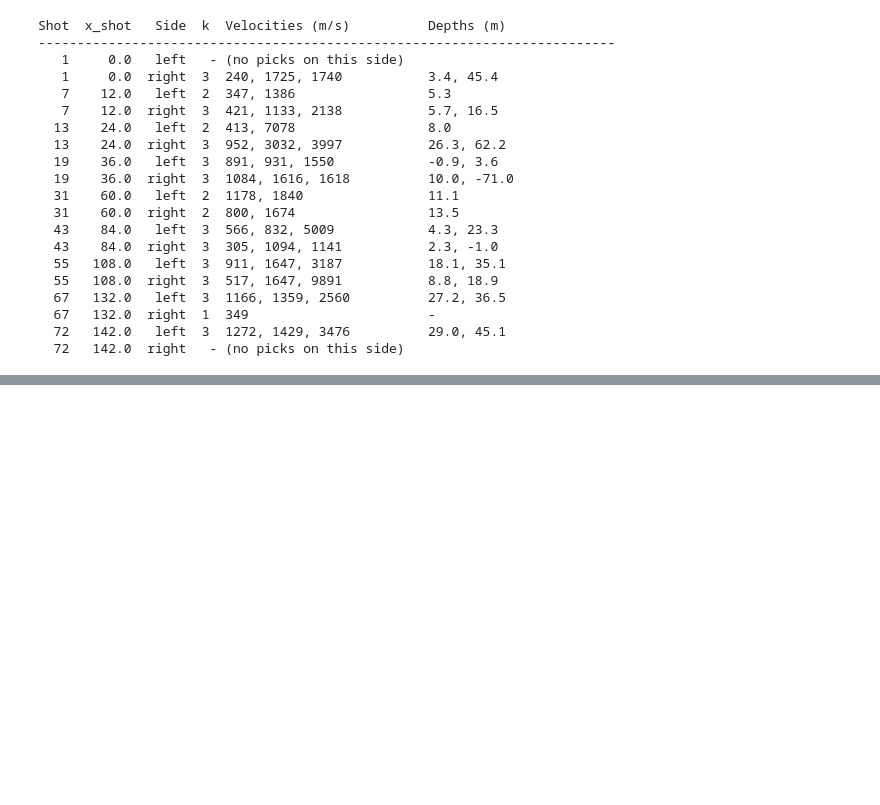
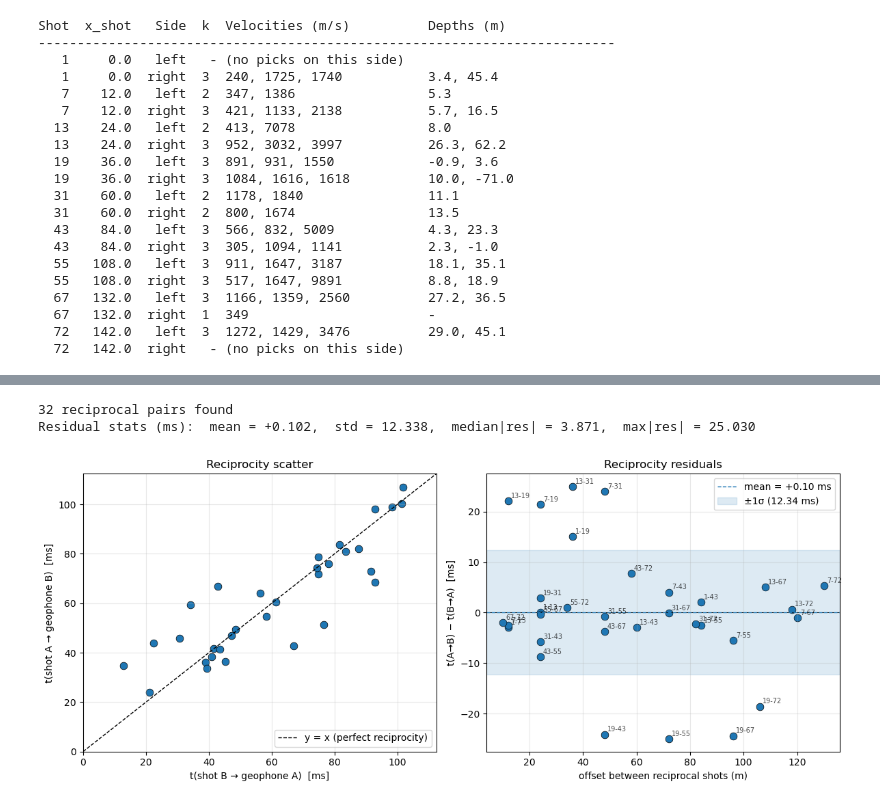
Before and after one commit to rrdickinson/2026_field_session_travertine, a Jupyter notebook: Critter_Spring/Code/critter_springs_wiggles - Copy.ipynb, the cells around one changed output, grey strips where cells are left out. Saved outputs shown, nothing was run; the diff lists cells and outputs as text; code cells hidden in the pictures; blank space fills up the shorter version.

```diff
--- a/Critter_Spring/Code/critter_springs_wiggles - Copy.ipynb
+++ b/Critter_Spring/Code/critter_springs_wiggles - Copy.ipynb
@@ -333,0 +426,76 @@ Shot  x_shot   Side  k  Velocities (m/s)          Depths (m)
+# %%
+# build a lookup of every pick by (shot_idx, geophone_idx)
+picks_lookup = {(int(r[0]), int(r[1])): r[2] for r in meas_all}
+
+# reciprocal pairs: shot A at geophone position G_A, shot B at G_B
+# we want t(shot=A, g=B) vs t(shot=B, g=A) -- both must exist in the picks
+pairs = []
+for i, sa in enumerate(shot_indices):
+    for sb in shot_indices[i+1:]:
+        t_ab = picks_lookup.get((int(sa), int(sb)))
+        t_ba = picks_lookup.get((int(sb), int(sa)))
+        if t_ab is None or t_ba is None:
+            continue
+        xa, xb = sensors_all[int(sa)-1, 0], sensors_all[int(sb)-1, 0]
+        pairs.append({
+            "sa": int(sa), "sb": int(sb),
+            "xa": float(xa), "xb": float(xb),
+            "offset": float(abs(xb - xa)),
+            "t_ab": float(t_ab), "t_ba": float(t_ba),
+            "residual": float(t_ab - t_ba),
+        })
+
+print(f"{len(pairs)} reciprocal pairs found")
+residuals_ms = np.array([p["residual"] for p in pairs]) * 1000
+offsets      = np.array([p["offset"]   for p in pairs])
+t_ab_ms      = np.array([p["t_ab"]     for p in pairs]) * 1000
+t_ba_ms      = np.array([p["t_ba"]     for p in pairs]) * 1000
+
+print(f"Residual stats (ms):  mean = {residuals_ms.mean():+.3f},  "
+      f"std = {residuals_ms.std():.3f},  "
+      f"median|res| = {np.median(np.abs(residuals_ms)):.3f},  "
+      f"max|res| = {np.max(np.abs(residuals_ms)):.3f}")
+
+fig, (ax1, ax2) = plt.subplots(1, 2, figsize=(12, 5))
+
+# left: t_AB vs t_BA, should fall on y = x
+ax1.scatter(t_ba_ms, t_ab_ms, s=60, color='tab:blue', edgecolor='k', lw=0.5)
+lim = [0, max(t_ab_ms.max(), t_ba_ms.max()) * 1.05]
+ax1.plot(lim, lim, 'k--', lw=1, label='y = x (perfect reciprocity)')
+ax1.set_xlim(lim); ax1.set_ylim(lim)
+ax1.set_xlabel("t(shot B → geophone A)  [ms]")
+ax1.set_ylabel("t(shot A → geophone B)  [ms]")
+ax1.set_title("Reciprocity scatter")
+ax1.legend(loc='lower right')
+ax1.grid(alpha=0.3)
+
+# right: residual vs offset
+ax2.axhline(0, color='k', lw=0.7)
+ax2.scatter(offsets, residuals_ms, s=60, edgecolor='k', lw=0.5)
+mu, sd = residuals_ms.mean(), residuals_ms.std()
+ax2.axhline(mu, color='tab:blue', lw=1, linestyle='--', label=f'mean = {mu:+.2f} ms')
+ax2.axhspan(mu - sd, mu + sd, color='tab:blue', alpha=0.15, label=f'±1σ ({sd:.2f} ms)')
+for p in pairs:
+    ax2.annotate(f"{p['sa']}-{p['sb']}", (p['offset'], p['residual']*1000),
+                 fontsize=7, alpha=0.7, xytext=(3, 3), textcoords='offset points')
+ax2.set_xlabel("offset between reciprocal shots (m)")
+ax2.set_ylabel("t(A→B) − t(B→A)  [ms]")
+ax2.set_title("Reciprocity residuals")
+ax2.legend(loc='best')
+ax2.grid(alpha=0.3)
+
+plt.tight_layout()
+plt.show()
+
+print()
+print(f"{'A':>3} {'B':>3} {'x_A':>6} {'x_B':>6} {'offset':>7} "
+      f"{'t(A→B) ms':>11} {'t(B→A) ms':>11} {'Δt ms':>8}")
+print("-" * 64)
+for p in pairs:
+    print(f"{p['sa']:>3} {p['sb']:>3} {p['xa']:>6.1f} {p['xb']:>6.1f} "
+          f"{p['offset']:>7.1f} {p['t_ab']*1000:>11.2f} {p['t_ba']*1000:>11.2f} "
+          f"{p['residual']*1000:>+8.2f}")
+# %% [output]
+32 reciprocal pairs found
+Residual stats (ms):  mean = +0.102,  std = 12.338,  median|res| = 3.871,  max|res| = 25.030
+[figure, added]
```
Also changed, not shown: parts of 4 cells of this notebook, 6 other files.
